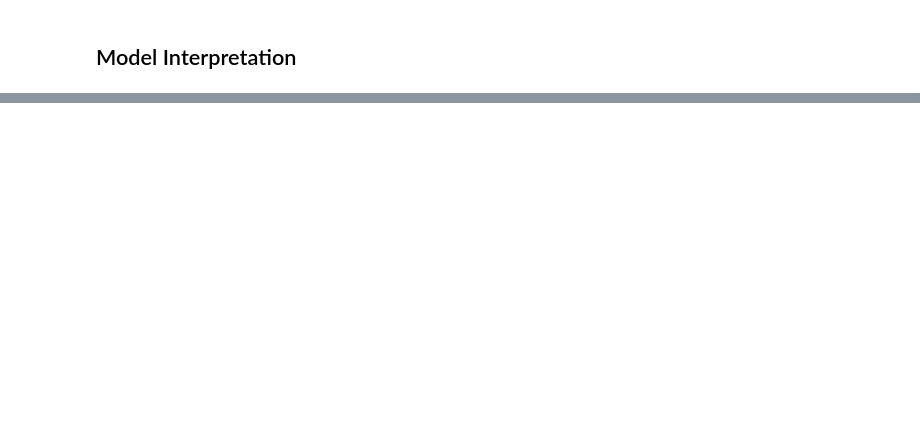
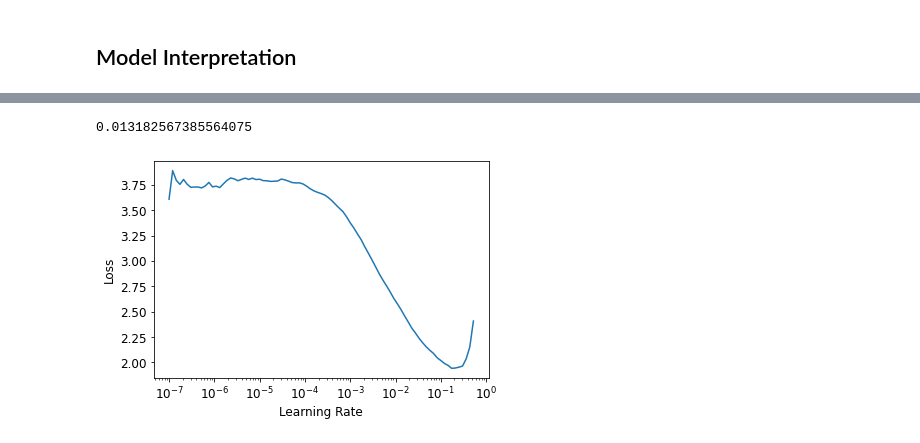
Before and after one commit to anyaconda/my-fastai-2020, a Jupyter notebook: my05_multiclass_mnist.ipynb, the cells around one changed output, grey strips where cells are left out. Saved outputs shown, nothing was run; the diff lists cells and outputs as text; code cells hidden in the pictures; blank space fills up the shorter version.

```diff
--- a/my05_multiclass_mnist.ipynb
+++ b/my05_multiclass_mnist.ipynb
@@ -148,0 +289,3 @@ print(f"Minimum/10: {lr_min:.2e}, steepest point: {lr_steep:.2e}")
+# %%
+find_appropriate_lr(learn)
+# %% [output]
@@ -148,0 +293,2 @@ print(f"Minimum/10: {lr_min:.2e}, steepest point: {lr_steep:.2e}")
+0.013182567385564075
+[figure, added]
```
Also changed, not shown: parts of 72 cells of this notebook.
